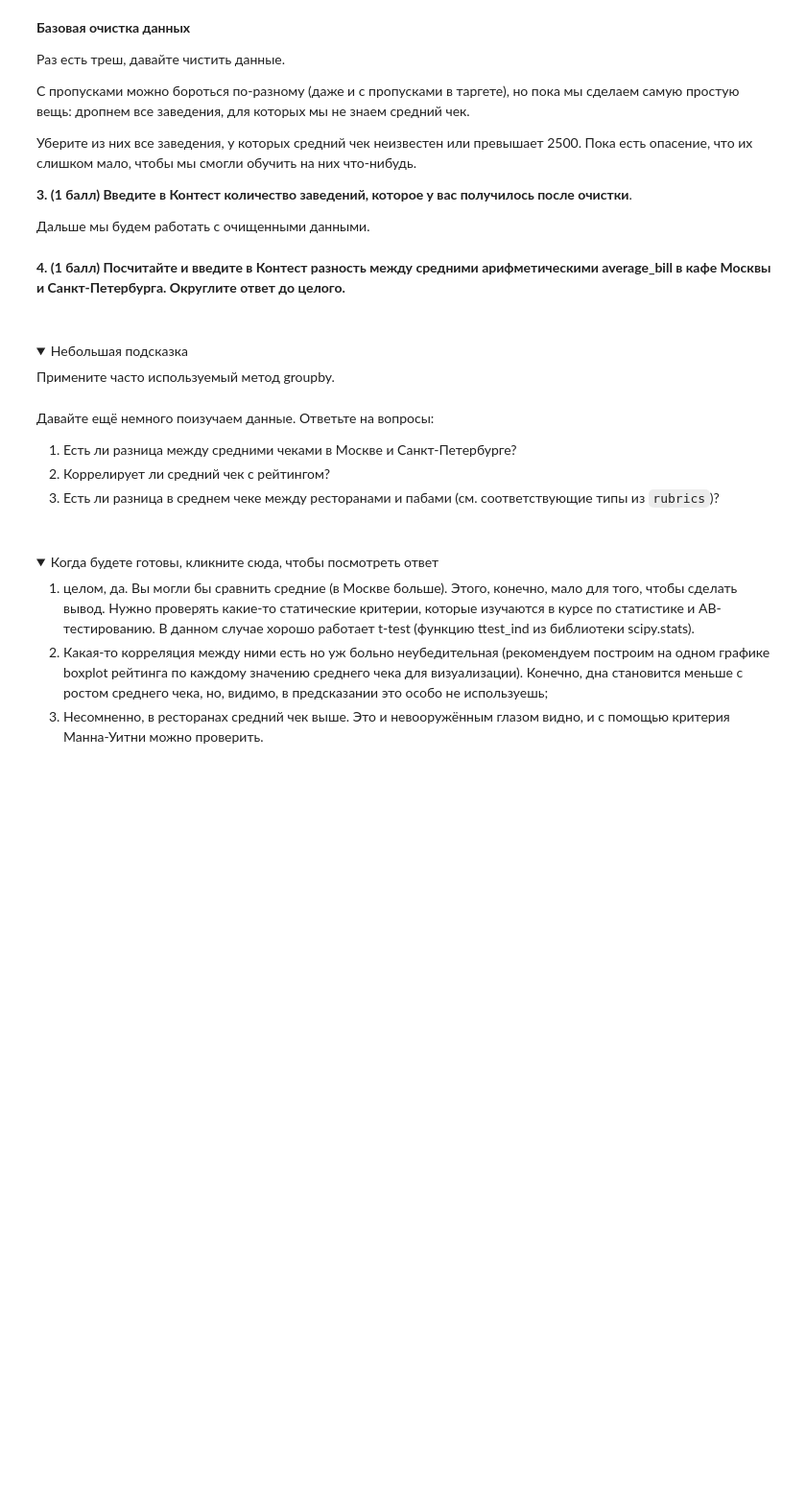
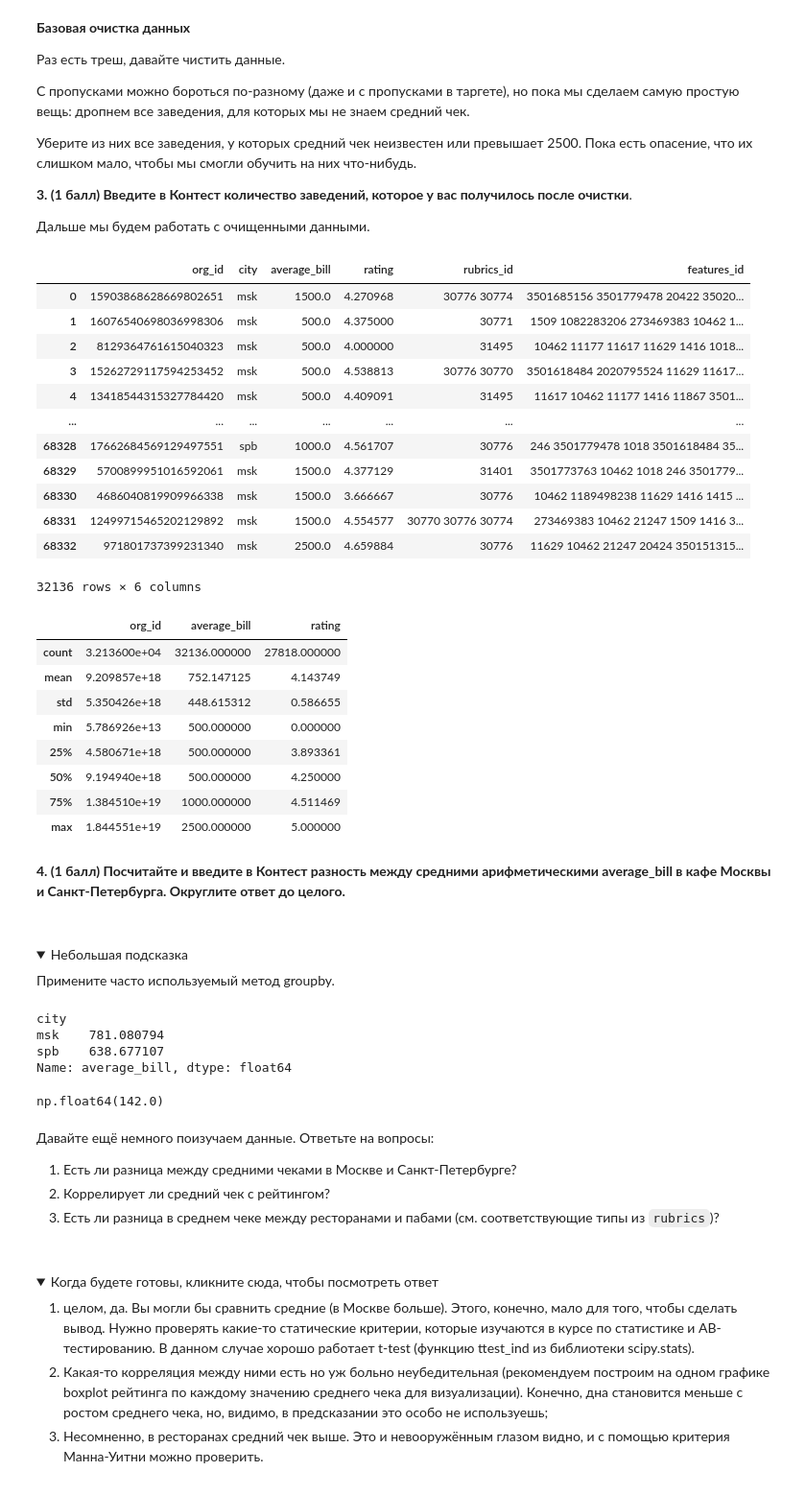
Before and after one commit to SemenFedorov/ml-handbook-yandex, a Jupyter notebook: src/conditions/Урок_3/autohw_intro.ipynb, the cells around one changed output. Shown at 96% size. Saved outputs shown, nothing was run; the diff lists cells and outputs as text; code cells hidden in the pictures; folded sections open; blank space fills up the shorter version.

Commit message:
сравнил средние чеки разных городов. Узнал о булевой маске и поработал с методом groupby(). Узнал о инструменте loc[]

```diff
--- a/src/conditions/Урок_3/autohw_intro.ipynb
+++ b/src/conditions/Урок_3/autohw_intro.ipynb
@@ -274,6 +274,34 @@ np.float64(52.036172610076235)
 **3. (1 балл) Введите в Контест количество заведений, которое у вас получилось после очистки**.
 
 Дальше мы будем работать с очищенными данными.
+# %%
+normal_data = data[data["average_bill"].notna() & (data["average_bill"] <= 2500)]
+display(normal_data)
+display(normal_data.describe())
+#display(len(normal_data))
+# %% [output]
+|  | org_id | city | average_bill | rating | rubrics_id | features_id |
+| 0 | 15903868628669802651 | msk | 1500.0 | 4.270968 | 30776 30774 | 3501685156 3501779478 20422 35020... |
+| 1 | 16076540698036998306 | msk | 500.0 | 4.375000 | 30771 | 1509 1082283206 273469383 10462 1... |
+| 2 | 8129364761615040323 | msk | 500.0 | 4.000000 | 31495 | 10462 11177 11617 11629 1416 1018... |
+| 3 | 15262729117594253452 | msk | 500.0 | 4.538813 | 30776 30770 | 3501618484 2020795524 11629 11617... |
+| 4 | 13418544315327784420 | msk | 500.0 | 4.409091 | 31495 | 11617 10462 11177 1416 11867 3501... |
+| ... | ... | ... | ... | ... | ... | ... |
+| 68328 | 17662684569129497551 | spb | 1000.0 | 4.561707 | 30776 | 246 3501779478 1018 3501618484 35... |
+| 68329 | 5700899951016592061 | msk | 1500.0 | 4.377129 | 31401 | 3501773763 10462 1018 246 3501779... |
+| 68330 | 4686040819909966338 | msk | 1500.0 | 3.666667 | 30776 | 10462 1189498238 11629 1416 1415 ... |
+| 68331 | 12499715465202129892 | msk | 1500.0 | 4.554577 | 30770 30776 30774 | 273469383 10462 21247 1509 1416 3... |
+| 68332 | 971801737399231340 | msk | 2500.0 | 4.659884 | 30776 | 11629 10462 21247 20424 350151315... |
+32136 rows × 6 columns
+|  | org_id | average_bill | rating |
+| count | 3.213600e+04 | 32136.000000 | 27818.000000 |
+| mean | 9.209857e+18 | 752.147125 | 4.143749 |
+| std | 5.350426e+18 | 448.615312 | 0.586655 |
+| min | 5.786926e+13 | 500.000000 | 0.000000 |
+| 25% | 4.580671e+18 | 500.000000 | 3.893361 |
+| 50% | 9.194940e+18 | 500.000000 | 4.250000 |
+| 75% | 1.384510e+19 | 1000.000000 | 4.511469 |
+| max | 1.844551e+19 | 2500.000000 | 5.000000 |
 # %% [markdown]
 **4. (1 балл) Посчитайте и введите в Контест разность между средними арифметическими average_bill в кафе Москвы и Санкт-Петербурга. Округлите ответ до целого.**
 
@@ -288,3 +314,25 @@ np.float64(52.036172610076235)
+# %%
+#display(normal_data[normal_data["city"] == "msk"]["average_bill"].mean()) - вывод среднего чека в ресторанах Москвы
+is_restaurant = normal_data["rubrics_id"].str.contains("30774")
+
+'''msk_average_bill = normal_data[(normal_data["city"] == "msk") & (is_restaurant)]["average_bill"].mean()
+spb_average_bill = normal_data[(normal_data["city"] == "spb") & (is_restaurant)]["average_bill"].mean()
+difference_average_bill = msk_average_bill - spb_average_bill
+display(difference_average_bill.round(0)) # вывод переменной и округление до целого'''
+
+required_rows = normal_data[is_restaurant]
+
+city_mean = required_rows.groupby("city")["average_bill"].mean()
+display(city_mean)
+
+difference_average_bill = city_mean.loc["msk"] - city_mean.loc["spb"]
+display(difference_average_bill.round())
+# %% [output]
+city
+msk    781.080794
+spb    638.677107
+Name: average_bill, dtype: float64
+np.float64(142.0)
 # %% [markdown]
 Давайте ещё немного поизучаем данные. Ответьте на вопросы:
 
```
Also changed, not shown: parts of 1 cell of this notebook.
